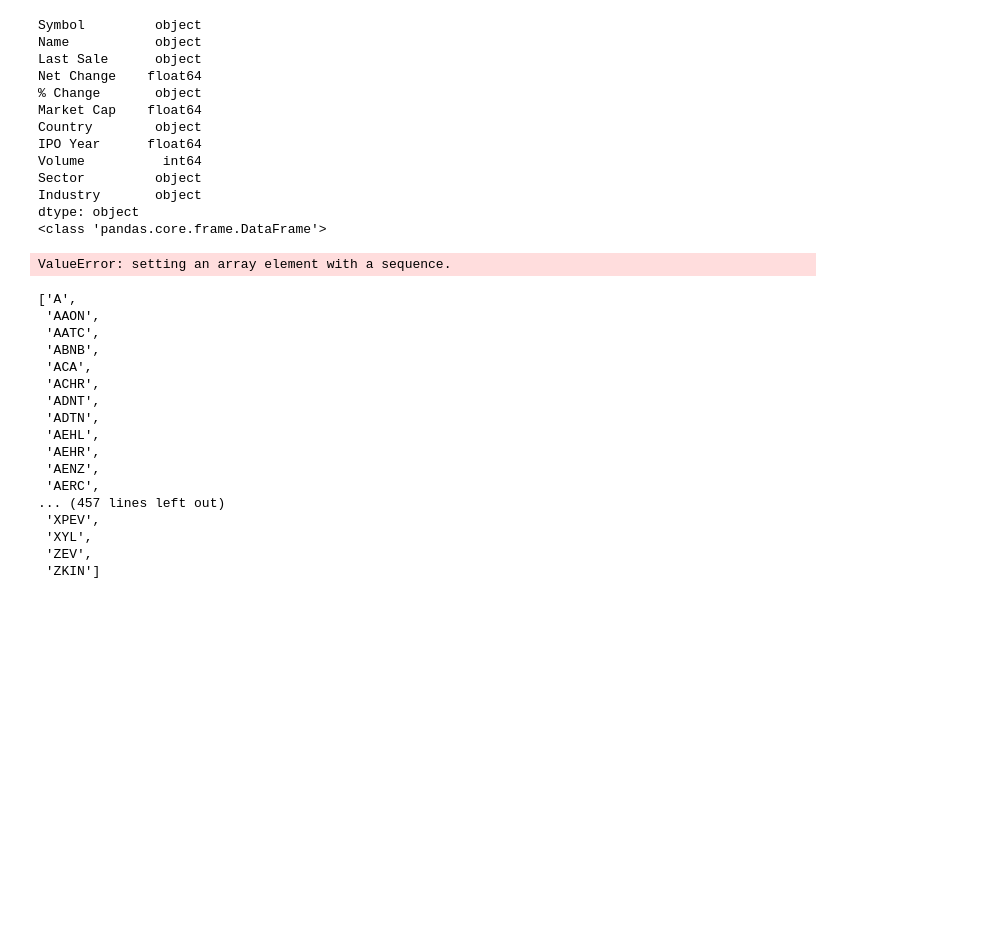
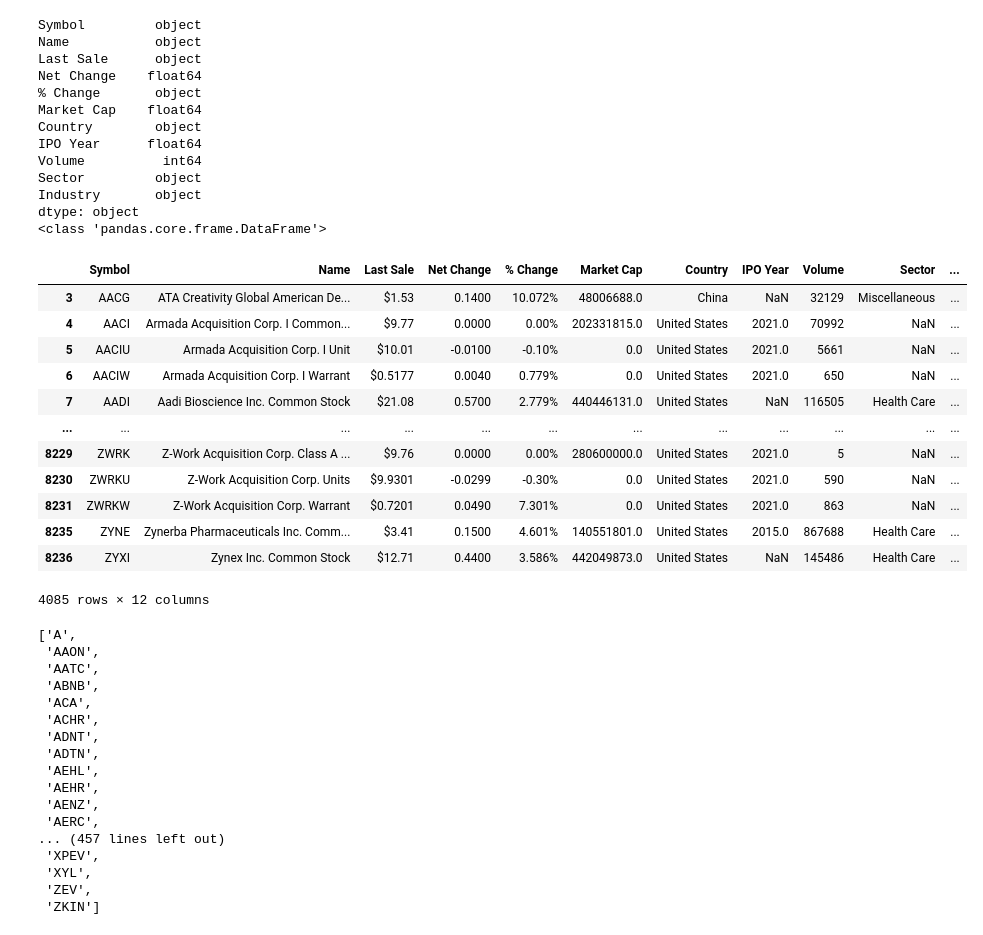
Before and after one commit to sachinmsuri/FinViz, a Jupyter notebook: finviz/data_testing.ipynb, the cells around one changed output. Cells and saved outputs as stored; diff of their text form; code cells hidden in the pictures; blank space fills up the shorter version.

Commit message:
added filters to stock graphs

```diff
--- a/finviz/data_testing.ipynb
+++ b/finviz/data_testing.ipynb
@@ -19,10 +19,22 @@ Industry       object
 dtype: object
 <class 'pandas.core.frame.DataFrame'>
 # %%
-df['Market Capitalization Ranges'] = 'Placeholder'
-df.loc[(df['Market Cap'] >= 0) & (df['Market Cap'] <= 500,000,000), 'Market Capitalization Ranges'] = '$0 - $500,000,000'
+df = df.loc[(df['Market Cap'] >= 0) & (df['Market Cap'] <= 500000000)]
+df
 # %% [output]
+|  | Symbol | Name | Last Sale | Net Change | % Change | Market Cap | Country | IPO Year | Volume | Sector | ... |
+| 3 | AACG | ATA Creativity Global American De... | $1.53 | 0.1400 | 10.072% | 48006688.0 | China | NaN | 32129 | Miscellaneous | ... |
+| 4 | AACI | Armada Acquisition Corp. I Common... | $9.77 | 0.0000 | 0.00% | 202331815.0 | United States | 2021.0 | 70992 | NaN | ... |
+| 5 | AACIU | Armada Acquisition Corp. I Unit | $10.01 | -0.0100 | -0.10% | 0.0 | United States | 2021.0 | 5661 | NaN | ... |
+| 6 | AACIW | Armada Acquisition Corp. I Warrant | $0.5177 | 0.0040 | 0.779% | 0.0 | United States | 2021.0 | 650 | NaN | ... |
+| 7 | AADI | Aadi Bioscience Inc. Common Stock | $21.08 | 0.5700 | 2.779% | 440446131.0 | United States | NaN | 116505 | Health Care | ... |
+| ... | ... | ... | ... | ... | ... | ... | ... | ... | ... | ... | ... |
+| 8229 | ZWRK | Z-Work Acquisition Corp. Class A ... | $9.76 | 0.0000 | 0.00% | 280600000.0 | United States | 2021.0 | 5 | NaN | ... |
+| 8230 | ZWRKU | Z-Work Acquisition Corp. Units | $9.9301 | -0.0299 | -0.30% | 0.0 | United States | 2021.0 | 590 | NaN | ... |
+| 8231 | ZWRKW | Z-Work Acquisition Corp. Warrant | $0.7201 | 0.0490 | 7.301% | 0.0 | United States | 2021.0 | 863 | NaN | ... |
+| 8235 | ZYNE | Zynerba Pharmaceuticals Inc. Comm... | $3.41 | 0.1500 | 4.601% | 140551801.0 | United States | 2015.0 | 867688 | Health Care | ... |
+| 8236 | ZYXI | Zynex Inc. Common Stock | $12.71 | 0.4400 | 3.586% | 442049873.0 | United States | NaN | 145486 | Health Care | ... |
-ValueError: setting an array element with a sequence.
+4085 rows × 12 columns
 # %%
 stock_list
 # %% [output]
```
Also changed, not shown: 6 other files.
